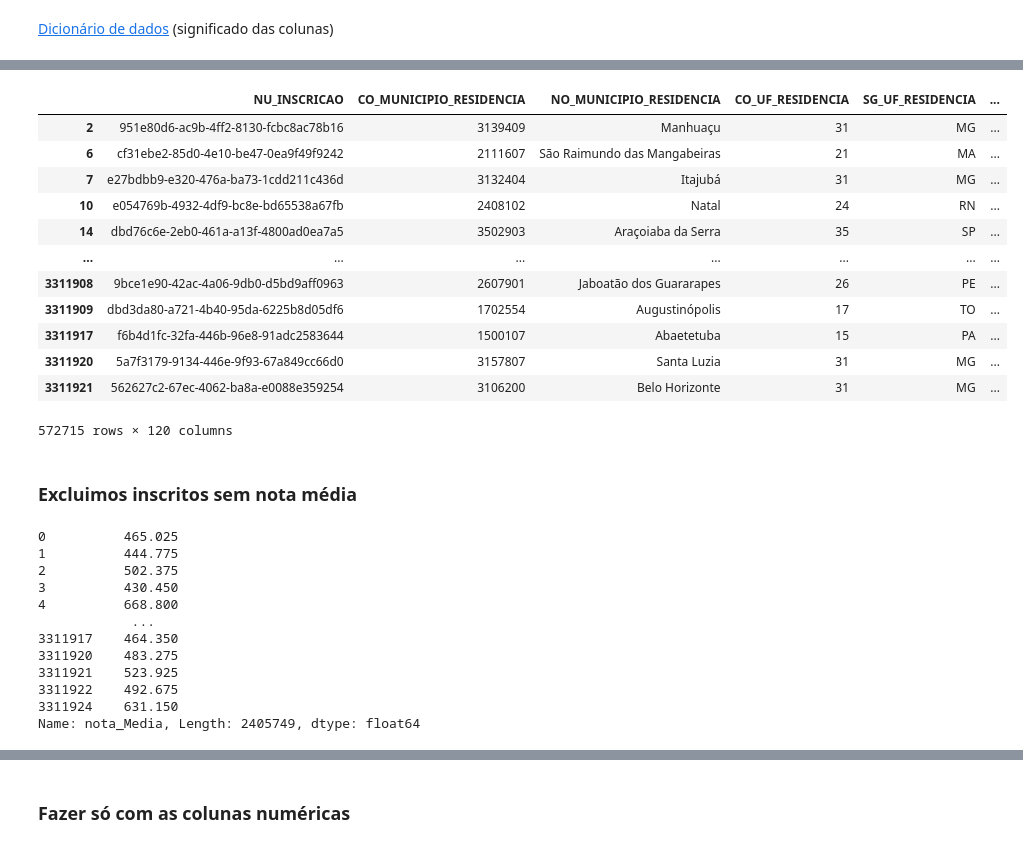
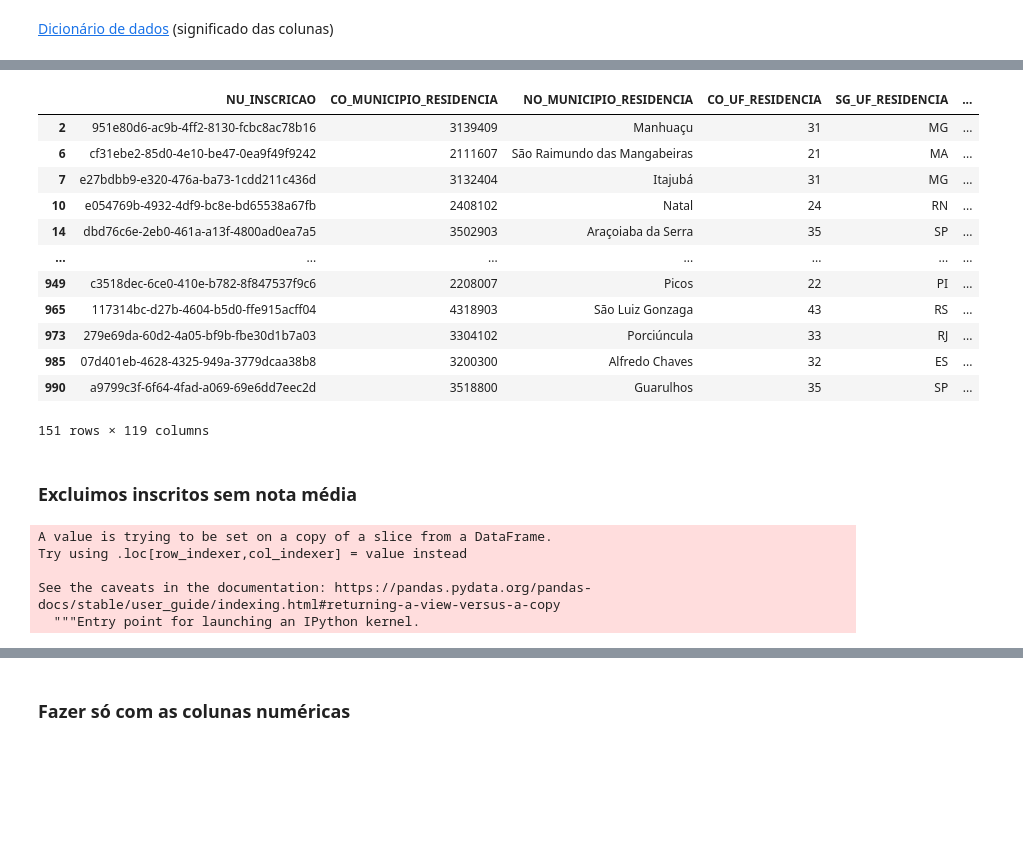
Before and after one commit to AkiraGabriel/Enem-2019, a Jupyter notebook: Enem.ipynb, the cells around one changed output, grey strips where cells are left out. Saved outputs shown, nothing was run; the diff lists cells and outputs as text; code cells hidden in the pictures; blank space fills up the shorter version.

```diff
--- a/Enem.ipynb
+++ b/Enem.ipynb
@@ -22,0 +44,3 @@ pandas.core.frame.DataFrame
+# %%
+BASEDIR = Path('.') / 'data'
+df = pd.read_csv(BASEDIR / 'train.csv', nrows=5000)
@@ -22,0 +62,11 @@ pandas.core.frame.DataFrame
+# %%
+dicionario_nacionalidade = {
+    '0': "Nãp declarados"    ,
+    '1': "Brancos"    ,
+    '2': "Pretos"   ,
+    '3': "Pardos"    ,
+    '4': "Amarelos"    ,
+    '5': "Indígenas"    ,
+}
+
+df['TP_COR_RACA'] = df.TP_COR_RACA.replace(dicionario_nacionalidade)
@@ -22,0 +94,22 @@ pandas.core.frame.DataFrame
+# %%
+dict_renda = {
+    'A': "Nenhuma renda"    ,
+    'B': "Até R$ 998,00"    ,
+    'C': "De R$ 998,01 até R$ 1.497,00"   ,
+    'D': "De R$ 1.497,01 até R$ 1.996,00."    ,
+    'E': "De R$ 1.996,01 até R$ 2.495,00."    ,
+    'F': "De R$ 2.495,01 até R$ 2.994,00."    ,
+    'G': "De R$ 2.994,01 até R$ 3.992,00."    ,
+    'H': "De R$ 3.992,01 até R$ 4.990,00."    ,
+    'I': "De R$ 4.990,01 até R$ 5.988,00."    ,
+    'J': "De R$ 5.988,01 até R$ 6.986,00."    ,
+    'K': "De R$ 6.986,01 até R$ 7.984,00."    ,
+    'L': "De R$ 7.984,01 até R$ 8.982,00."    ,
+    'M': "De R$ 8.982,01 até R$ 9.980,00."    ,
+    'N': "De R$ 9.980,01 até R$ 11.976,00."   ,
+    'O': "De R$ 11.976,01 até R$ 14.970,00."   ,
+    'P': "De R$ 14.970,01 até R$ 19.960,00."   ,
+    'Q': "Mais de R$ 19.960,00."
+}
+df['renda_familiar'] = df['Q006'].replace(dict_renda)
+df['renda_familiar']
@@ -41,18 +166,18 @@ memory usage: 2.9+ GB
 # %%
-dados.dropna()
+df.dropna()
 # %% [output]
 |  | NU_INSCRICAO | CO_MUNICIPIO_RESIDENCIA | NO_MUNICIPIO_RESIDENCIA | CO_UF_RESIDENCIA | SG_UF_RESIDENCIA | ... |
 | 2 | 951e80d6-ac9b-4ff2-8130-fcbc8ac78b16 | 3139409 | Manhuaçu | 31 | MG | ... |
 | 6 | cf31ebe2-85d0-4e10-be47-0ea9f49f9242 | 2111607 | São Raimundo das Mangabeiras | 21 | MA | ... |
 | 7 | e27bdbb9-e320-476a-ba73-1cdd211c436d | 3132404 | Itajubá | 31 | MG | ... |
 | 10 | e054769b-4932-4df9-bc8e-bd65538a67fb | 2408102 | Natal | 24 | RN | ... |
 | 14 | dbd76c6e-2eb0-461a-a13f-4800ad0ea7a5 | 3502903 | Araçoiaba da Serra | 35 | SP | ... |
 | ... | ... | ... | ... | ... | ... | ... |
-| 3311908 | 9bce1e90-42ac-4a06-9db0-d5bd9aff0963 | 2607901 | Jaboatão dos Guararapes | 26 | PE | ... |
-| 3311909 | dbd3da80-a721-4b40-95da-6225b8d05df6 | 1702554 | Augustinópolis | 17 | TO | ... |
-| 3311917 | f6b4d1fc-32fa-446b-96e8-91adc2583644 | 1500107 | Abaetetuba | 15 | PA | ... |
-| 3311920 | 5a7f3179-9134-446e-9f93-67a849cc66d0 | 3157807 | Santa Luzia | 31 | MG | ... |
-| 3311921 | 562627c2-67ec-4062-ba8a-e0088e359254 | 3106200 | Belo Horizonte | 31 | MG | ... |
+| 949 | c3518dec-6ce0-410e-b782-8f847537f9c6 | 2208007 | Picos | 22 | PI | ... |
+| 965 | 117314bc-d27b-4604-b5d0-ffe915acff04 | 4318903 | São Luiz Gonzaga | 43 | RS | ... |
+| 973 | 279e69da-60d2-4a05-bf9b-fbe30d1b7a03 | 3304102 | Porciúncula | 33 | RJ | ... |
+| 985 | 07d401eb-4628-4325-949a-3779dcaa38b8 | 3200300 | Alfredo Chaves | 32 | ES | ... |
+| 990 | a9799c3f-6f64-4fad-a069-69e6dd7eec2d | 3518800 | Guarulhos | 35 | SP | ... |
-572715 rows × 120 columns
+151 rows × 119 columns
 # %% [markdown]
 ### Excluimos inscritos sem nota média
@@ -59,16 +186,8 @@ dados.dropna()
 # %%
-dados['nota_Media'] = ((dados['NU_NOTA_CN'] + dados['NU_NOTA_CH'] + dados['NU_NOTA_LC'] + dados['NU_NOTA_MT']) / 4)
-dados['nota_Media'].dropna()
+df['nota_Media'] = ((df['NU_NOTA_CN'] + df['NU_NOTA_CH'] + df['NU_NOTA_LC'] + df['NU_NOTA_MT']) / 4)
 # %% [output]
-0          465.025
-1          444.775
-2          502.375
-3          430.450
-4          668.800
-            ...
-3311917    464.350
-3311920    483.275
-3311921    523.925
-3311922    492.675
-3311924    631.150
-Name: nota_Media, Length: 2405749, dtype: float64
+A value is trying to be set on a copy of a slice from a DataFrame.
+Try using .loc[row_indexer,col_indexer] = value instead
+
+See the caveats in the documentation: https://pandas.pydata.org/pandas-docs/stable/user_guide/indexing.html#returning-a-view-versus-a-copy
+  """Entry point for launching an IPython kernel.
```
Also changed, not shown: parts of 74 cells of this notebook.
